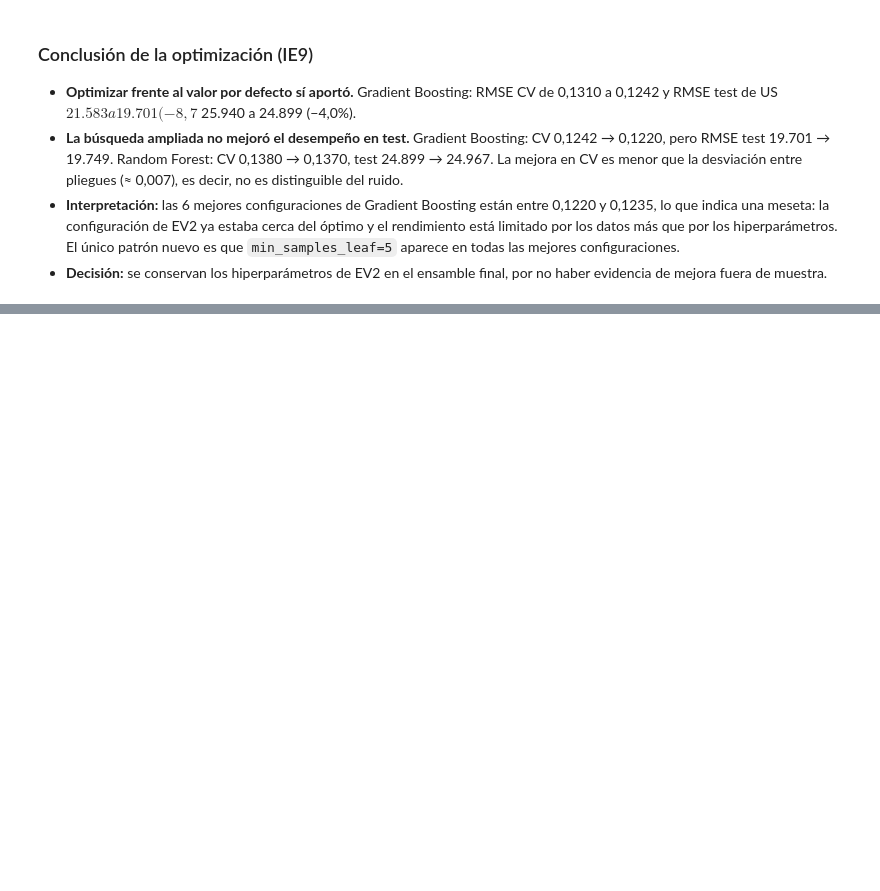
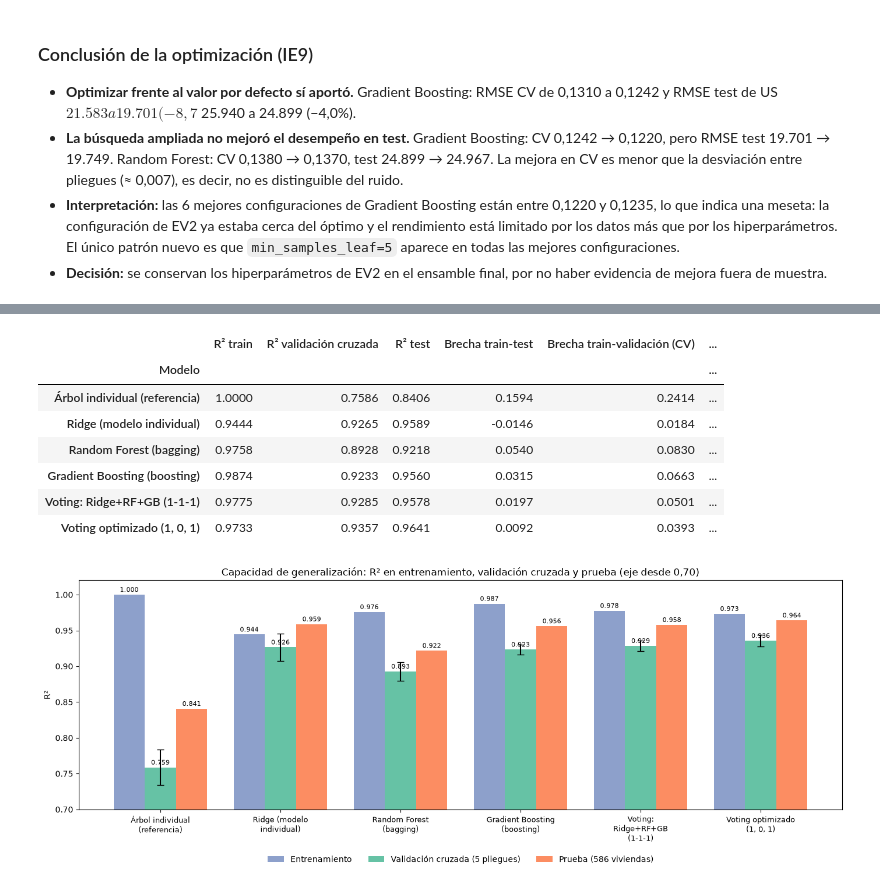
Before and after one commit to obicarrasco/machine-learning, a Jupyter notebook: housing-prices-ml/notebooks/Housing_EV3.ipynb, the cells around one changed output, grey strips where cells are left out. Saved outputs shown, nothing was run; the diff lists cells and outputs as text; code cells hidden in the pictures; blank space fills up the shorter version.

Commit message:
Generalización
validación cruzada repetida y brecha train/test

```diff
--- a/housing-prices-ml/notebooks/Housing_EV3.ipynb
+++ b/housing-prices-ml/notebooks/Housing_EV3.ipynb
@@ -505,0 +572,52 @@ display(tabla_hiperparametros)
+# %%
+# 4.2 Tabla consolidada de generalización: una sola vista con prueba y validación cruzada
+def leer_brecha(b):
+    # Criterio orientativo del equipo para leer la brecha de R² (train - evaluación)
+    if b < 0:     return "sin sobreajuste"
+    if b < 0.02:  return "generaliza muy bien"
+    if b < 0.04:  return "sobreajuste leve"
+    if b < 0.07:  return "sobreajuste moderado"
+    return "sobreajuste alto"
+
+gen = pd.DataFrame({
+    "R² train":               tabla_final["R² train"],
+    "R² validación cruzada":  resumen_cv["R² validación (media)"],
+    "R² test":                tabla_final["R² test"],
+    "Brecha train-test":      tabla_final["Brecha R²"],
+    "Brecha train-validación (CV)": resumen_cv["Brecha R² media (train - val)"],
+    "RMSE validación CV (US$)": resumen_cv["RMSE validación US$ (media)"],
+    "RMSE test (US$)":        tabla_final["RMSE test (US$)"],
+})
+gen["Lectura (brecha en CV)"] = gen["Brecha train-validación (CV)"].map(leer_brecha)
+display(gen.round({"R² train": 4, "R² validación cruzada": 4, "R² test": 4, "Brecha train-test": 4,
+                   "Brecha train-validación (CV)": 4, "RMSE validación CV (US$)": 0, "RMSE test (US$)": 0}))
+
+# Gráfico: R² en entrenamiento, validación cruzada y prueba
+import textwrap
+nombres = list(gen.index)
+x = np.arange(len(nombres)); w = 0.26
+fig, ax = plt.subplots(figsize=(14, 5.5))
+b1 = ax.bar(x - w, gen["R² train"], w, label="Entrenamiento", color="#8da0cb")
+b2 = ax.bar(x, gen["R² validación cruzada"], w, yerr=resumen_cv["R² validación (desv.)"], capsize=4,
+            label="Validación cruzada (5 pliegues)", color="#66c2a5")
+b3 = ax.bar(x + w, gen["R² test"], w, label="Prueba (586 viviendas)", color="#fc8d62")
+for barras in (b1, b2, b3):
+    for b in barras:
+        ax.text(b.get_x() + b.get_width()/2, b.get_height() + 0.004, f"{b.get_height():.3f}", ha="center", fontsize=8)
+ax.set_xticks(x); ax.set_xticklabels(["\n".join(textwrap.wrap(n, 18)) for n in nombres], fontsize=9)
+ax.set_ylim(0.70, 1.02); ax.set_ylabel("R²")
+ax.set_title("Capacidad de generalización: R² en entrenamiento, validación cruzada y prueba (eje desde 0,70)")
+ax.legend(loc="upper center", bbox_to_anchor=(0.5, -0.17), ncol=3, frameon=False)
+plt.tight_layout()
+plt.savefig("../images/generalizacion_train_cv_test.png", dpi=120)
+plt.show()
+# %% [output]
+|  | R² train | R² validación cruzada | R² test | Brecha train-test | Brecha train-validación (CV) | ... |
+| Modelo |  |  |  |  |  | ... |
+| Árbol individual (referencia) | 1.0000 | 0.7586 | 0.8406 | 0.1594 | 0.2414 | ... |
+| Ridge (modelo individual) | 0.9444 | 0.9265 | 0.9589 | -0.0146 | 0.0184 | ... |
+| Random Forest (bagging) | 0.9758 | 0.8928 | 0.9218 | 0.0540 | 0.0830 | ... |
+| Gradient Boosting (boosting) | 0.9874 | 0.9233 | 0.9560 | 0.0315 | 0.0663 | ... |
+| Voting: Ridge+RF+GB (1-1-1) | 0.9775 | 0.9285 | 0.9578 | 0.0197 | 0.0501 | ... |
+| Voting optimizado (1, 0, 1) | 0.9733 | 0.9357 | 0.9641 | 0.0092 | 0.0393 | ... |
+[figure, added]
```
Also changed, not shown: parts of 9 cells of this notebook, 1 other file.
